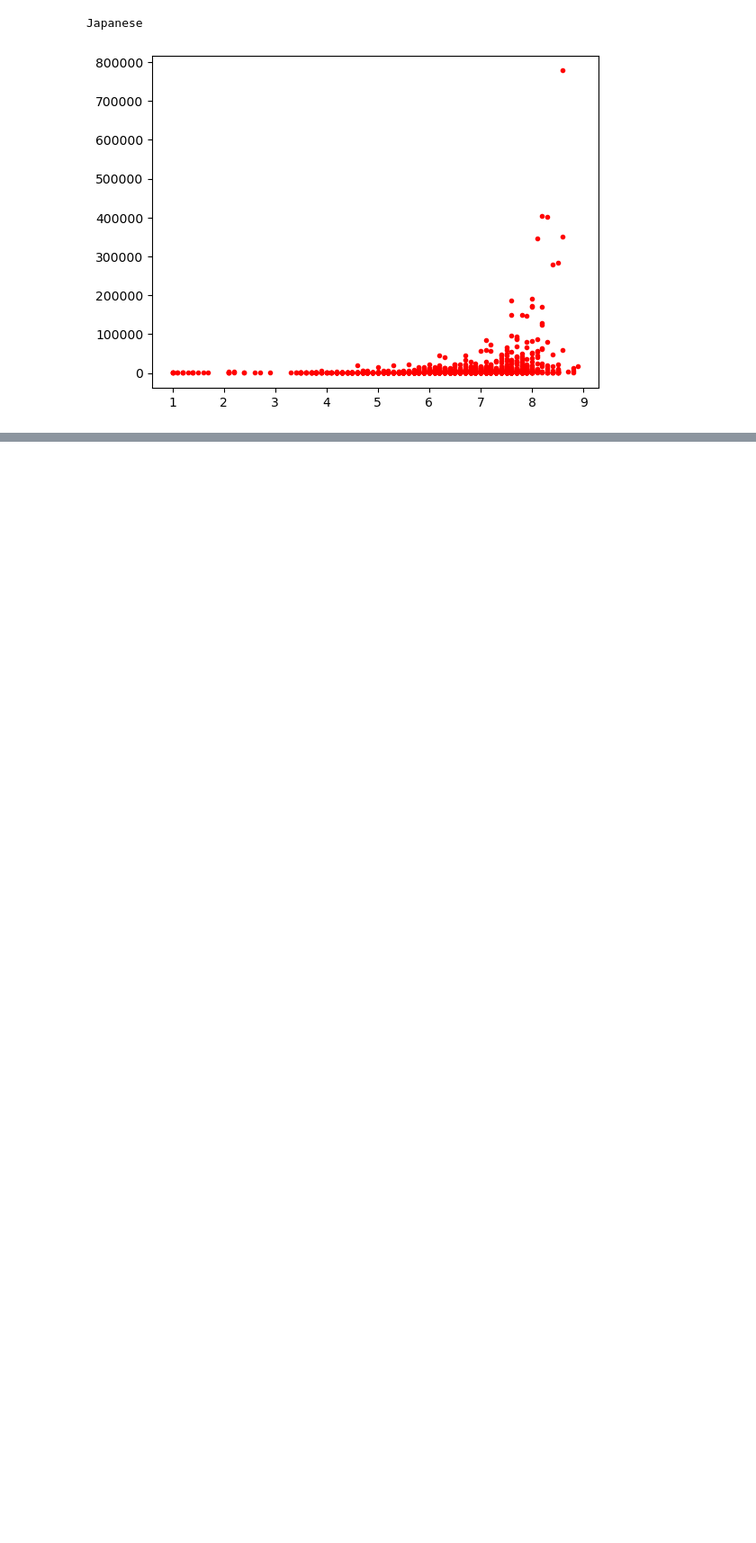
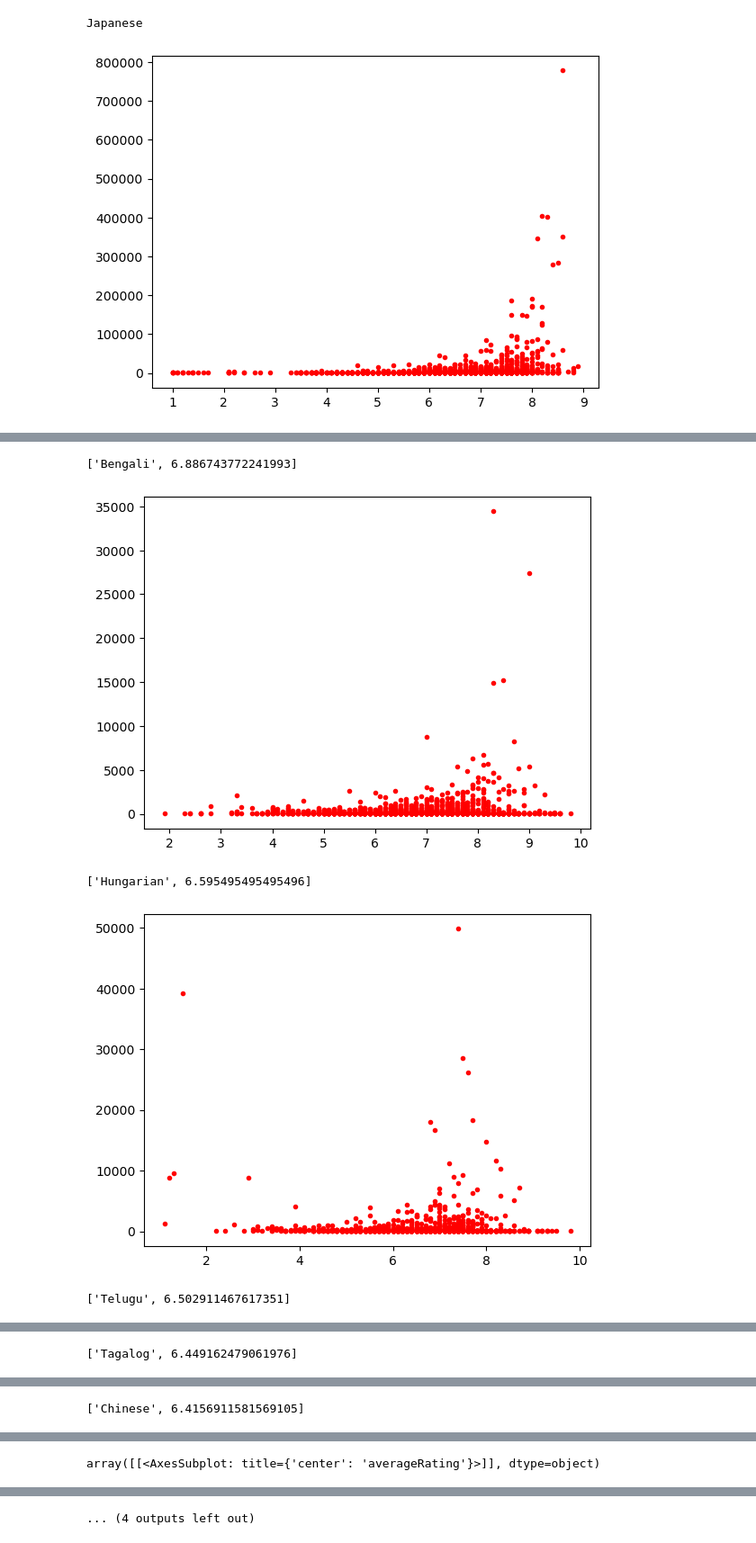
Before and after one commit to j-derrico/Spring-2023-Data-Mining-Project, a Jupyter notebook: MovieLanguagesBasicAnalysis.ipynb, the cells around one changed output, grey strips where cells are left out. Shown at 90% size. Saved outputs shown, nothing was run; the diff lists cells and outputs as text; code cells hidden in the pictures; blank space fills up the shorter version.

```diff
--- a/MovieLanguagesBasicAnalysis.ipynb
+++ b/MovieLanguagesBasicAnalysis.ipynb
@@ -98,3 +98,15 @@ Italian
 [figure]
 Japanese
 [figure]
+# %%
+#Get the top 30 non english languages with the highest average rating
+top_30_nonenglish_averageRating = []
+for j in top_30_lang:
+    ind_lang = "language == '"+ j + "' & numVotes>20"
+    df_ino30 = movie_df.query(ind_lang)
+    avg = np.average(pd.DataFrame(df_ino30['averageRating']).to_numpy())
+    num_movies = len((pd.DataFrame(df_ino30['averageRating']).to_numpy()))
+    top_30_nonenglish_averageRating.append([j, avg])
+
+top_30_nonenglish_averageRating = sorted(top_30_nonenglish_averageRating, key=lambda x: x[1], reverse=True)
+print(top_30_nonenglish_averageRating)
@@ -100,0 +115,7 @@ Japanese
+# %%
+#Get average rating for English movies
+ind_lang = "language == 'English'"# & numVotes>100"
+df_ino30 = movie_df.query(ind_lang)
+eng_avg = np.average(pd.DataFrame(df_ino30['averageRating']).to_numpy())
+eng_num_movies = len((pd.DataFrame(df_ino30['averageRating']).to_numpy()))
+eng_avg
@@ -100,0 +124,23 @@ Japanese
+# %%
+#Graph scatter plots of average rating vs num votes for movie for top five non english movies with the highest average rating
+for k in top_30_nonenglish_averageRating[0:5]:
+    ind_lang = "language == '"+ k[0] + "'"# & numVotes>100"
+    print(k)
+    df_ino30 = movie_df.query(ind_lang)
+    #df_ino30.hist(column='averageRating', bins=30, label = i)
+    x = pd.DataFrame(df_ino30['numVotes']).to_numpy()
+    y = pd.DataFrame(df_ino30['averageRating']).to_numpy()
+    plt.plot(y, x, 'r.')
+    plt.show()
+# Graph histograms of top 5 non english languages with highest average rating
+movie_df.query("language == 'Bengali' & numVotes>100").hist(column='averageRating', bins=20)
+movie_df.query("language == 'Hungarian' & numVotes>100").hist(column='averageRating', bins=30)
+movie_df.query("language == 'Telugu' & numVotes>100").hist(column='averageRating', bins=30)
+movie_df.query("language == 'Tagalog' & numVotes>100").hist(column='averageRating', bins=30)
+movie_df.query("language == 'Chinese' & numVotes>100").hist(column='averageRating', bins=30)
+# %% [output]
+['Bengali', 6.886743772241993]
+[figure, added]
+['Hungarian', 6.595495495495496]
+[figure, added]
+['Telugu', 6.502911467617351]
@@ -100,0 +148 @@ Japanese
+['Tagalog', 6.449162479061976]
@@ -100,0 +150 @@ Japanese
+['Chinese', 6.4156911581569105]
@@ -100,0 +152 @@ Japanese
+array([[<AxesSubplot: title={'center': 'averageRating'}>]], dtype=object)
@@ -100,0 +154 @@ Japanese
+... (4 outputs left out)
```
Also changed, not shown: parts of 7 cells of this notebook.
